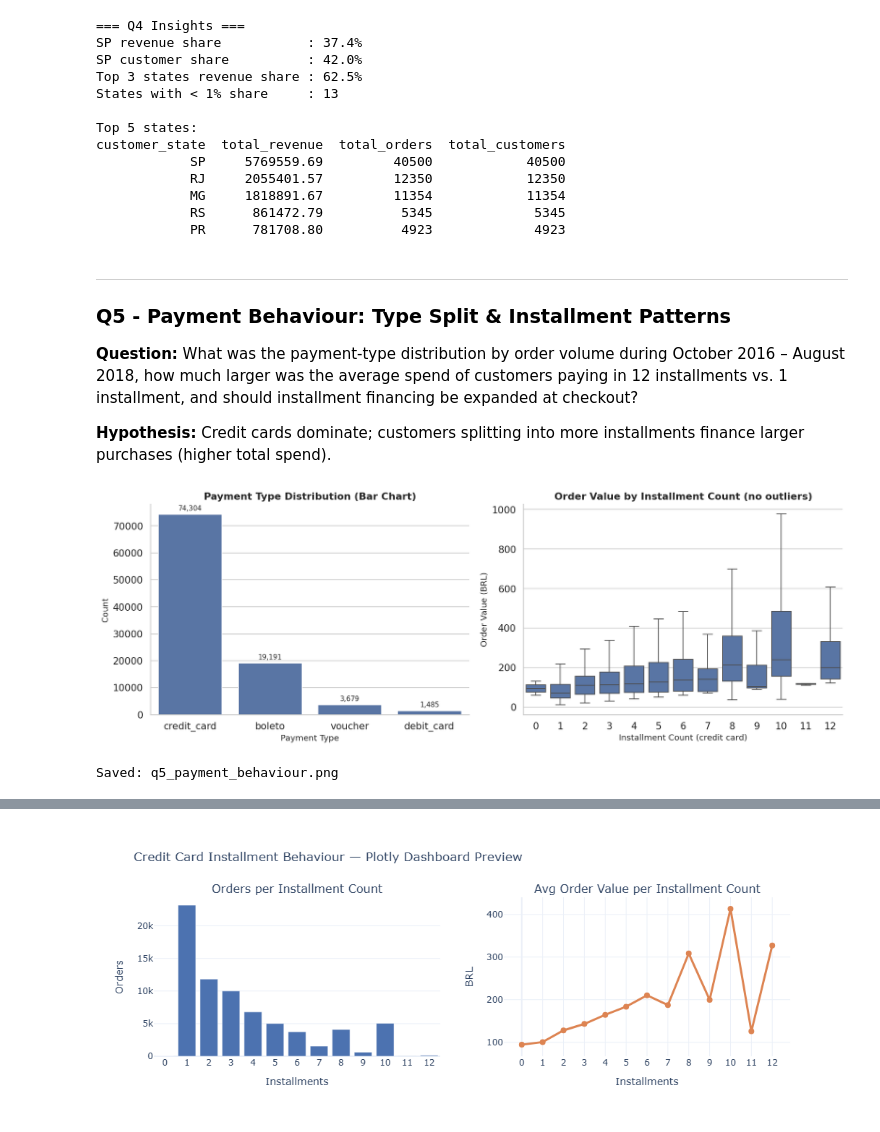
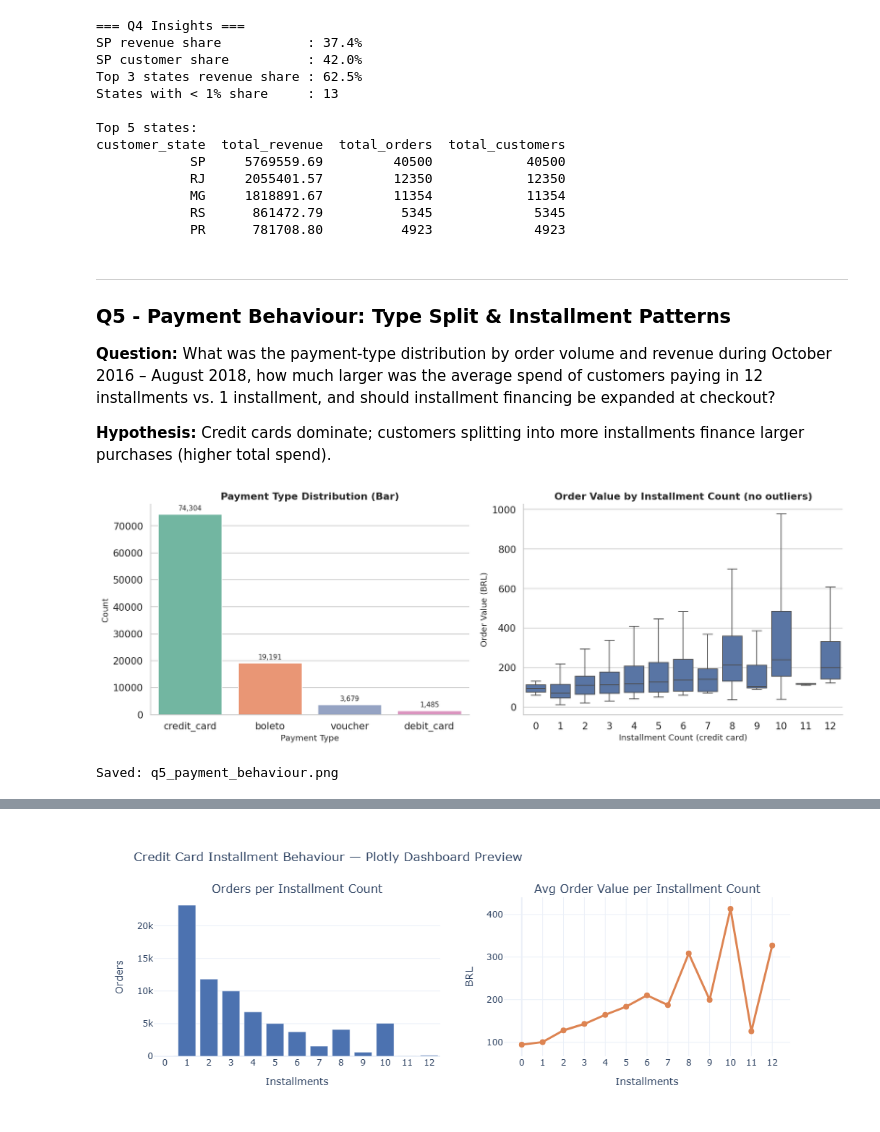
Before and after one commit to tommyalba/data_analysis_project-dicoding, a Jupyter notebook: notebook.ipynb, the cells around one changed output, grey strips where cells are left out. Cells and saved outputs as stored; diff of their text form; code cells hidden in the pictures.

```diff
--- a/notebook.ipynb
+++ b/notebook.ipynb
@@ -1383,12 +1381,12 @@ customer_state  total_revenue  total_orders  total_customers
 ---
 ### Q5 - Payment Behaviour: Type Split & Installment Patterns
 
-**Question:** What was the payment-type distribution by order volume during October 2016 – August 2018, how much larger was the average spend of customers paying in 12 installments vs. 1 installment, and should installment financing be expanded at checkout?
+**Question:** What was the payment-type distribution by order volume and revenue during October 2016 – August 2018, how much larger was the average spend of customers paying in 12 installments vs. 1 installment, and should installment financing be expanded at checkout?
 
 **Hypothesis:** Credit cards dominate; customers splitting into more
 installments finance larger purchases (higher total spend).
 # %%
-# ── Seaborn / Matplotlib — donut chart + installment boxplot ────────────────
+# ── Seaborn / Matplotlib — bar chart + installment boxplot ────────────────
 pay_type = (
     delivered_df
     .drop_duplicates(subset='order_id')
@@ -1409,47 +1407,59 @@ cc_df = pay_type[
 cc_df['payment_installments'] = cc_df['payment_installments'].astype(int)
 
 fig, axes = plt.subplots(1, 2, figsize=(14, 5))
 
+# Colours mapping using the same Set2 palette
+ptype_colors = dict(
+    zip(pay_expanded['payment_type'], px.colors.qualitative.Set2)
+)
+
+def _mpl_hex(c):
+    # plotly returns 'rgb(r,g,b)' strings; matplotlib needs '#rrggbb'
+    r, g, b = [int(x) for x in c[4:-1].split(',')]
+    return f'#{r:02x}{g:02x}{b:02x}'
+
+# Bar chart — menggantikan donut chart sebelumnya
 sns.barplot(
     data=pay_expanded,
     x='payment_type',
     y='count',
-    color=BRAND_COLOR,
+    palette=[_mpl_hex(ptype_colors[t]) for t in pay_expanded['payment_type']],
     ax=axes[0],
 )
+axes[0].set_title('Payment Type Distribution (Bar)', fontsize=13, fontweight='bold')
+axes[0].set_xlabel('Payment Type', fontsize=11)
+axes[0].set_ylabel('Count', fontsize=11)
+axes[0].tick_params(axis='x', rotation=0)
 
-# Add value labels above each bar
+# Menambahkan label angka di atas setiap batang
 for p in axes[0].patches:
     height = p.get_height()
-    axes[0].annotate(
-        f'{height:,.0f}',
-        (p.get_x() + p.get_width() / 2., height),
-        ha='center',
-        va='bottom',
-        fontsize=9,
-        xytext=(0, 3),
-        textcoords='offset points',
-)
-axes[0].set_xlabel('Payment Type', fontsize=11)
-axes[0].set_ylabel('Count', fontsize=11)
-axes[0].set_title('Payment Type Distribution (Bar Chart)', fontsize=13, fontweight='bold')
-axes[0].tick_params(axis='x') #rotation=15)
+    if height > 0:
+        axes[0].annotate(
+            f'{int(height):,}',
+            (p.get_x() + p.get_width() / 2., height),
+            ha='center', va='bottom',
+            fontsize=9, xytext=(0, 3),
+            textcoords='offset points'
+        )
 
+# Boxplot (tetap di axes[1])
 sns.boxplot(
     data=cc_df,
     x='payment_installments',
     y='payment_total_value',
     color=BRAND_COLOR,
     showfliers=False,
     ax=axes[1],
 )
 axes[1].set_xlabel('Installment Count (credit card)', fontsize=11)
 axes[1].set_ylabel('Order Value (BRL)', fontsize=11)
 axes[1].set_title('Order Value by Installment Count (no outliers)', fontsize=13, fontweight='bold')
+
 plt.tight_layout()
 plt.savefig('dashboard/data/q5_payment_behaviour.png', dpi=150, bbox_inches='tight')
 plt.show()
 print('Saved: q5_payment_behaviour.png')
 # %% [output]
-[figure, old version]
+[figure, new version]
 Saved: q5_payment_behaviour.png
```
Also changed, not shown: parts of 5 cells of this notebook, 2 other files.
